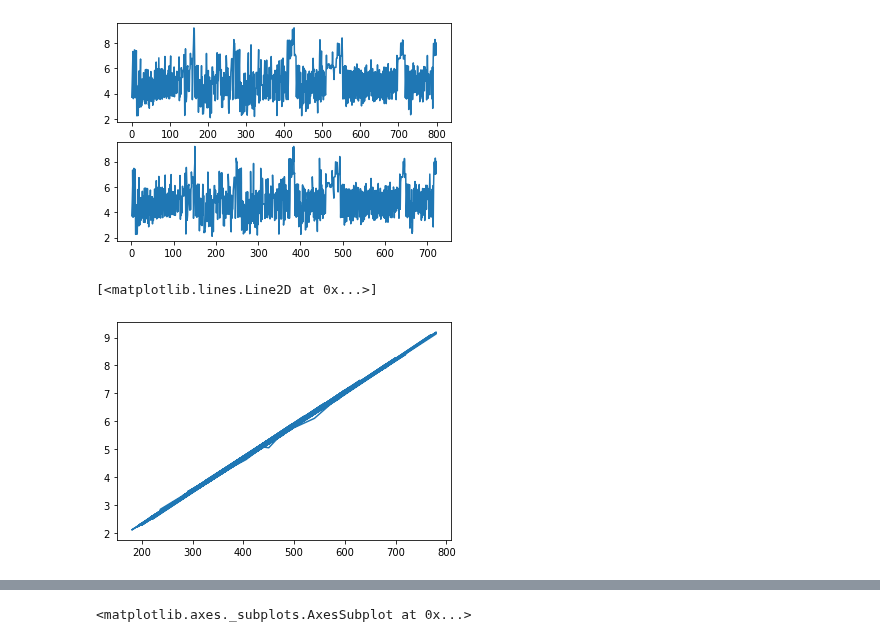
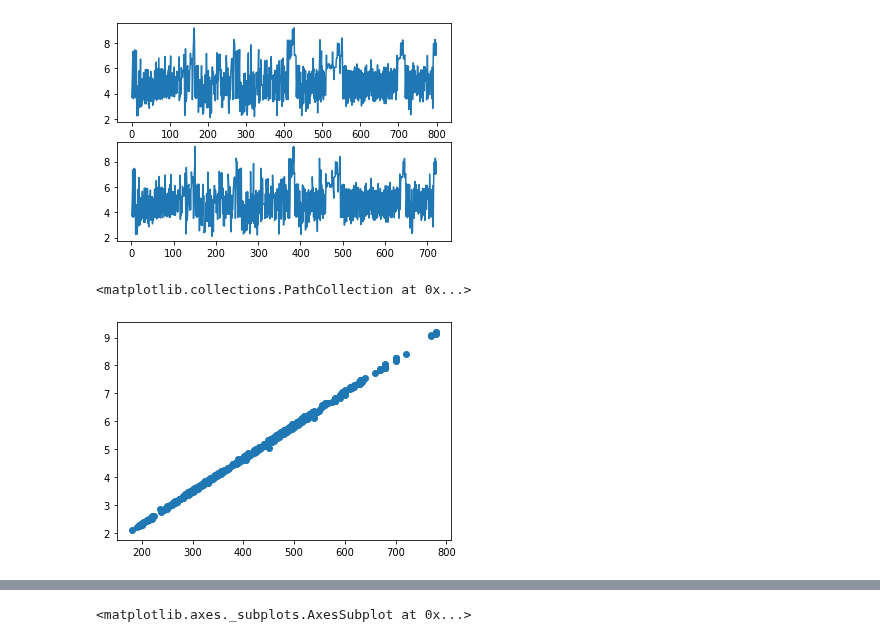
Before and after one commit to vintea01-tpt/tpt-medical-it, a Jupyter notebook: _notebooks/2020-07-14-bayes_part9_NMF.ipynb, the cells around one changed output, grey strips where cells are left out. Drawn from its saved outputs; the diff is of its cells as text; code cells hidden in the pictures.

```diff
--- a/_notebooks/2020-07-14-bayes_part9_NMF.ipynb
+++ b/_notebooks/2020-07-14-bayes_part9_NMF.ipynb
@@ -95,7 +99,7 @@ pokemon.loc[737,'Japanese']='フラベベ'
 # %%
 pokemon = pd.read_csv('https://gist.githubusercontent.com/Vintea01/'
                       '9f83dd0b54dd0360067a08fad167fe98/raw/'
-                      'f20234f48ae12d2ad67f5e55f43ae505a65cecac/pokemon_data_g6.csv')
+                      'b7f7f1253515f0151cf5428330fcab0ed26900c8/pokemon_data_g6.csv')
 
 # 種族値だけ取り出す
 X = pokemon.iloc[:,3:9]
@@ -144,7 +148,7 @@ axes[1].plot(pokemon['Pokedex_No'],WH1[0])
 [figure]
 # %%
 # 特徴量1つなので、合計種族値にほぼ比例する
-plt.plot(pokemon.iloc[:,3:9].sum(axis=1),WH1[0])
+plt.scatter(pokemon.iloc[:,3:9].sum(axis=1),WH1[0])
 # %% [output]
-[<matplotlib.lines.Line2D at 0x...>]
+<matplotlib.collections.PathCollection at 0x...>
-[figure, old version]
+[figure, new version]
```
Also changed, not shown: parts of 32 cells of this notebook.
